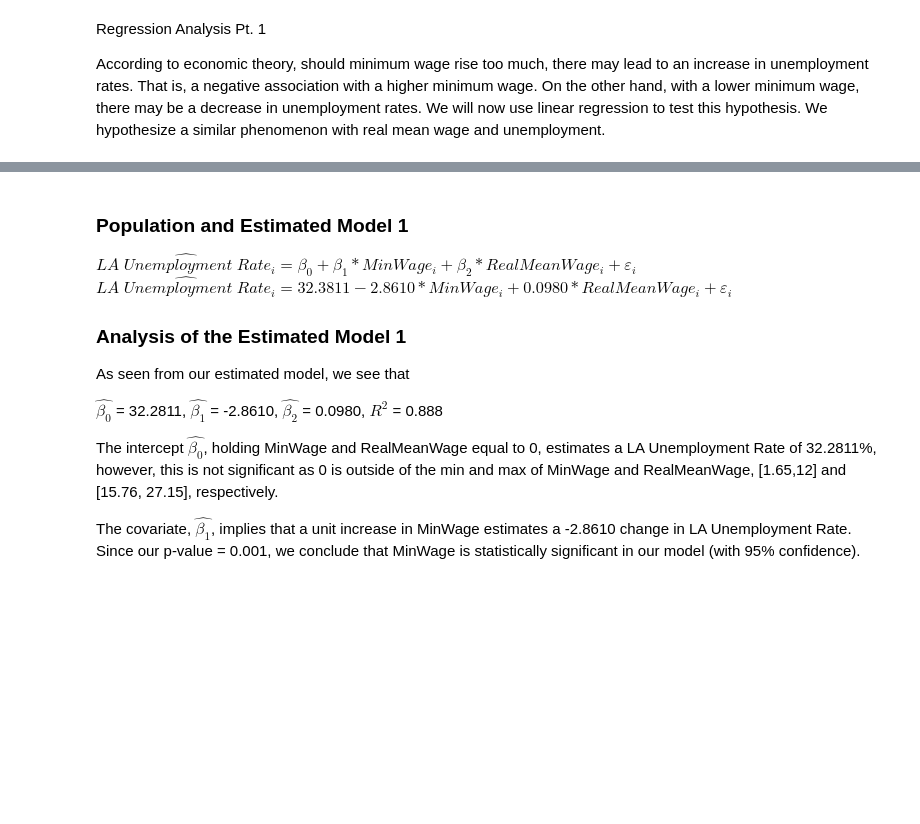
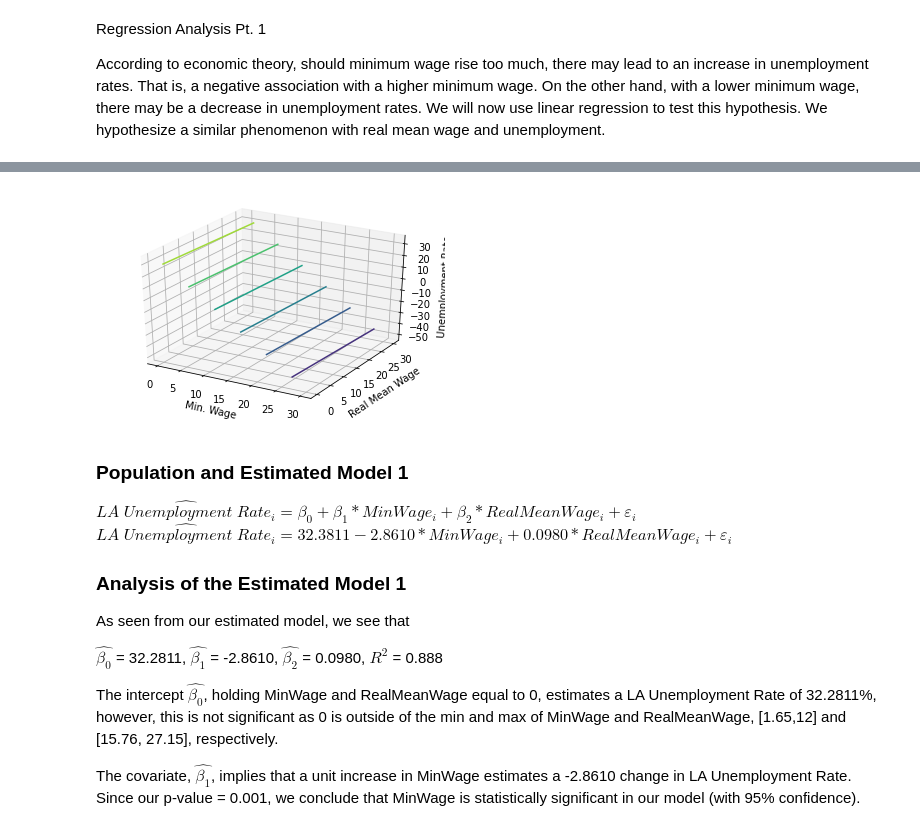
Before and after one commit to juliacw921/Group-Project, a Jupyter notebook: Group Project.ipynb, the cells around one changed output, grey strips where cells are left out. Saved outputs shown, nothing was run; the diff lists cells and outputs as text; code cells hidden in the pictures; blank space fills up the shorter version.

```diff
--- a/Group Project.ipynb
+++ b/Group Project.ipynb
@@ -228,10 +235,12 @@ AttributeError: 'AxesSubplot' object has no attribute 'plot_surface'
 # %%
 fig = plt.figure()
 ax = fig.add_subplot(projection='3d')
-ax.contour3D(x, y, z, 50)
+ax.contour3D(x, y, z)
 ax.set_xlabel('Min. Wage')
 ax.set_ylabel('Real Mean Wage')
 ax.set_zlabel('Unemployment Rate');
+# %% [output]
+[figure, added]
 # %% [markdown]
 ### Population and Estimated Model 1
 
```
Also changed, not shown: parts of 3 cells of this notebook.
